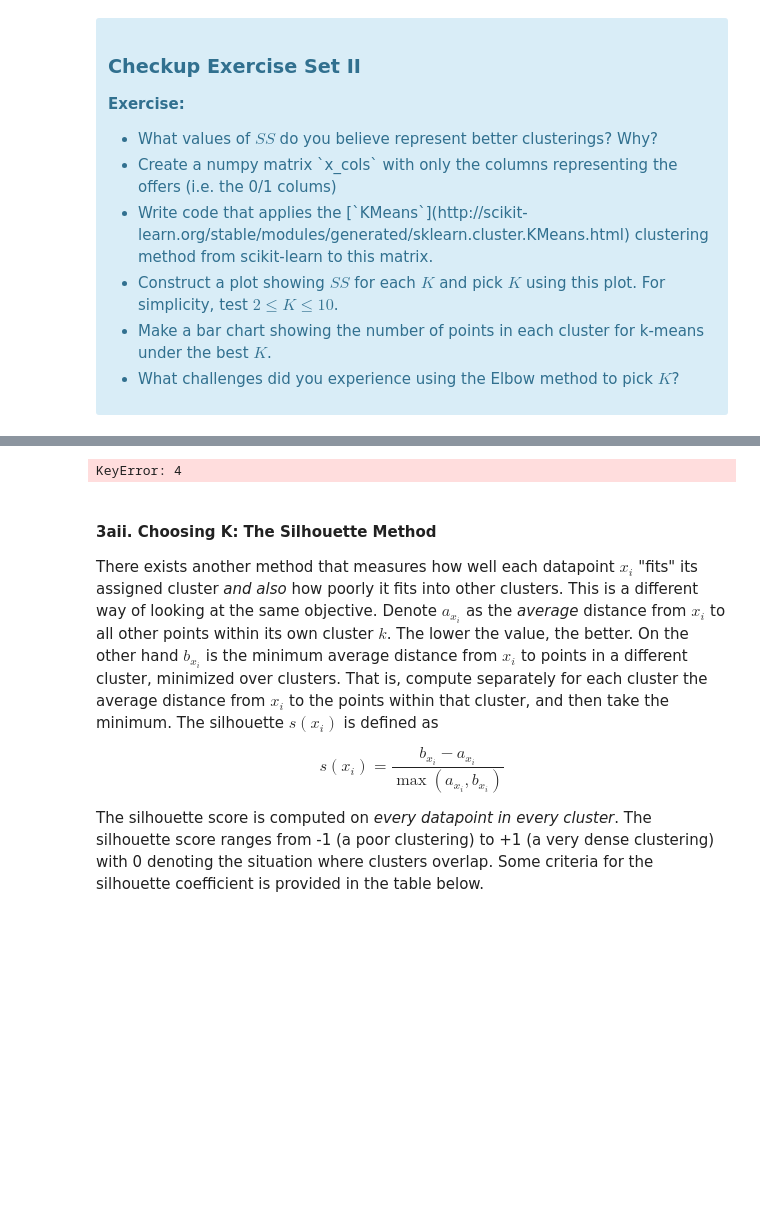
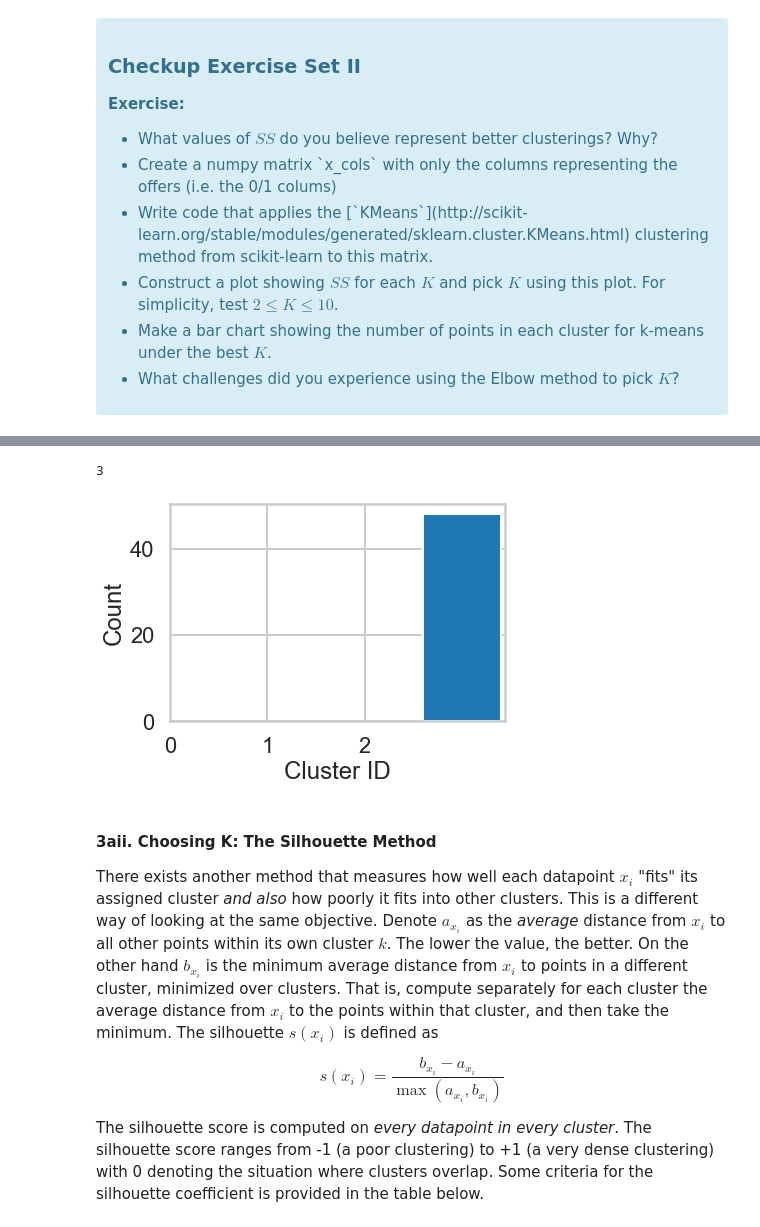
Before and after one commit to kevin-weis/kevin-weis-springboard, a Jupyter notebook: Clustering Case Study - Customer Segmentation with K-Means - Tier 3.ipynb, the cells around one changed output, grey strips where cells are left out. Cells and saved outputs as stored; diff of their text form; code cells hidden in the pictures; blank space fills up the shorter version.

```diff
--- a/Clustering Case Study - Customer Segmentation with K-Means - Tier 3.ipynb
+++ b/Clustering Case Study - Customer Segmentation with K-Means - Tier 3.ipynb
@@ -167,15 +167,17 @@ Text(0, 0.5, 'Sum of Squares')
 # %%
-best_K =
-assignments_best_K = assignments[best_K]
+best_K = 3
+assignments_best_K = assignments[str(best_K)]
 counts = np.bincount(assignments_best_K)
 print(len(counts))
 
 plt.bar(best_K, counts, align='center')
 plt.xlabel("Cluster ID")
 plt.ylabel("Count")
 plt.xticks(range(best_K))
+plt.show()
 # %% [output]
-KeyError: 4
+3
+[figure, added]
 # %% [markdown]
 #### 3aii. Choosing K: The Silhouette Method
 
```
Also changed, not shown: parts of 5 cells of this notebook.
